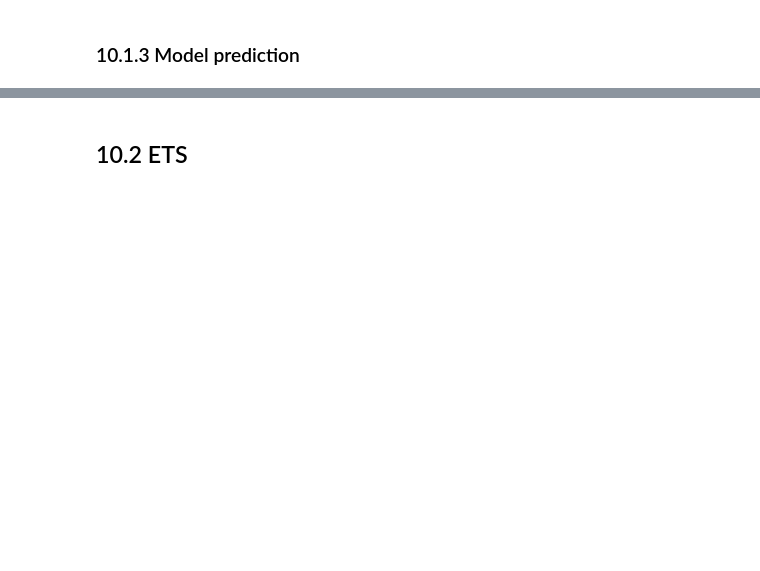
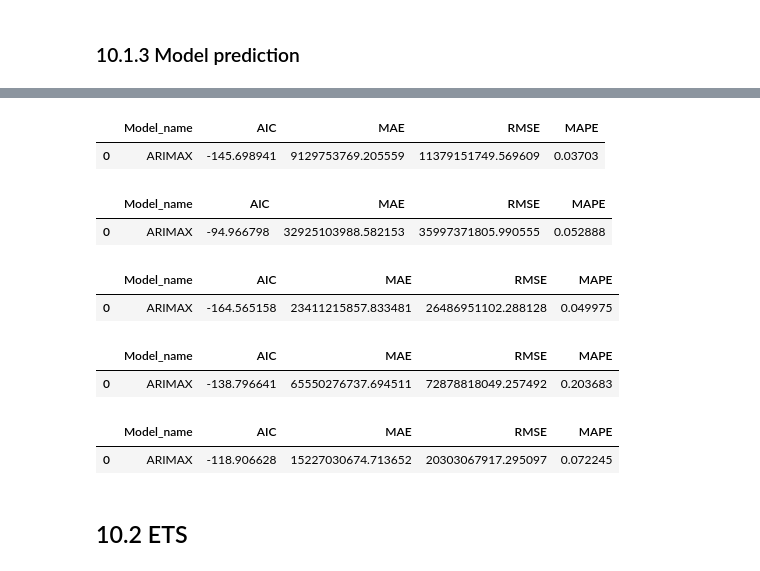
Before and after one commit to dariogemo/UNIVR-SMDS, a Jupyter notebook: main.ipynb, the cells around one changed output, grey strips where cells are left out. Cells and saved outputs as stored; diff of their text form; code cells hidden in the pictures; blank space fills up the shorter version.

```diff
--- a/main.ipynb
+++ b/main.ipynb
@@ -684,4 +684,18 @@ arima_prediction_list = f.arima_prediction_plot(arima_model_list, nation_list, o
 # %%
 metrics_list_of_df = f.add_metrics('ARIMAX', arima_model_list, metrics_list_of_df, df_train_test, nation_list, arima_prediction_list)
+# %%
+for df in metrics_list_of_df:
+    display(df)
+# %% [output]
+|  | Model_name | AIC | MAE | RMSE | MAPE |
+| 0 | ARIMAX | -145.698941 | 9129753769.205559 | 11379151749.569609 | 0.03703 |
+|  | Model_name | AIC | MAE | RMSE | MAPE |
+| 0 | ARIMAX | -94.966798 | 32925103988.582153 | 35997371805.990555 | 0.052888 |
+|  | Model_name | AIC | MAE | RMSE | MAPE |
+| 0 | ARIMAX | -164.565158 | 23411215857.833481 | 26486951102.288128 | 0.049975 |
+|  | Model_name | AIC | MAE | RMSE | MAPE |
+| 0 | ARIMAX | -138.796641 | 65550276737.694511 | 72878818049.257492 | 0.203683 |
+|  | Model_name | AIC | MAE | RMSE | MAPE |
+| 0 | ARIMAX | -118.906628 | 15227030674.713652 | 20303067917.295097 | 0.072245 |
 # %% [markdown]
 ## 10.2 ETS
```
Also changed, not shown: parts of 24 cells of this notebook, 1 other file.
